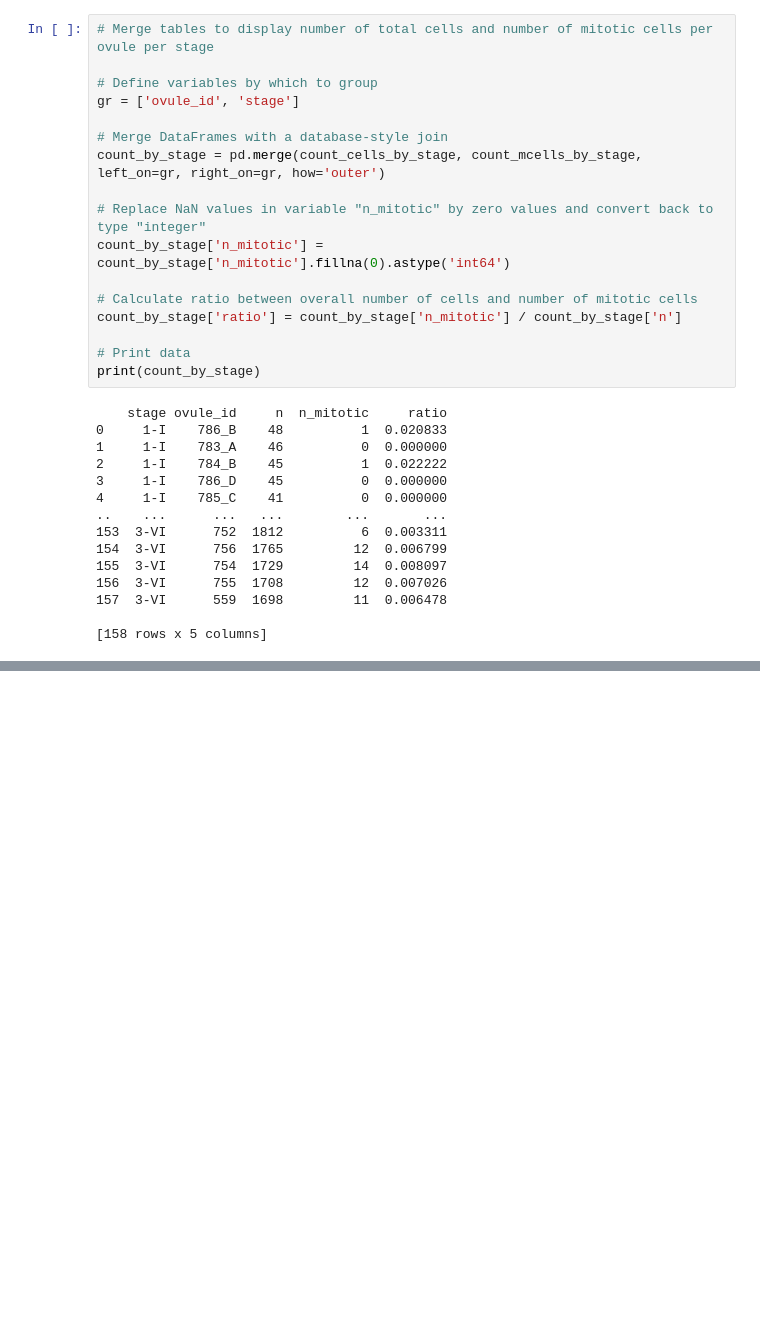
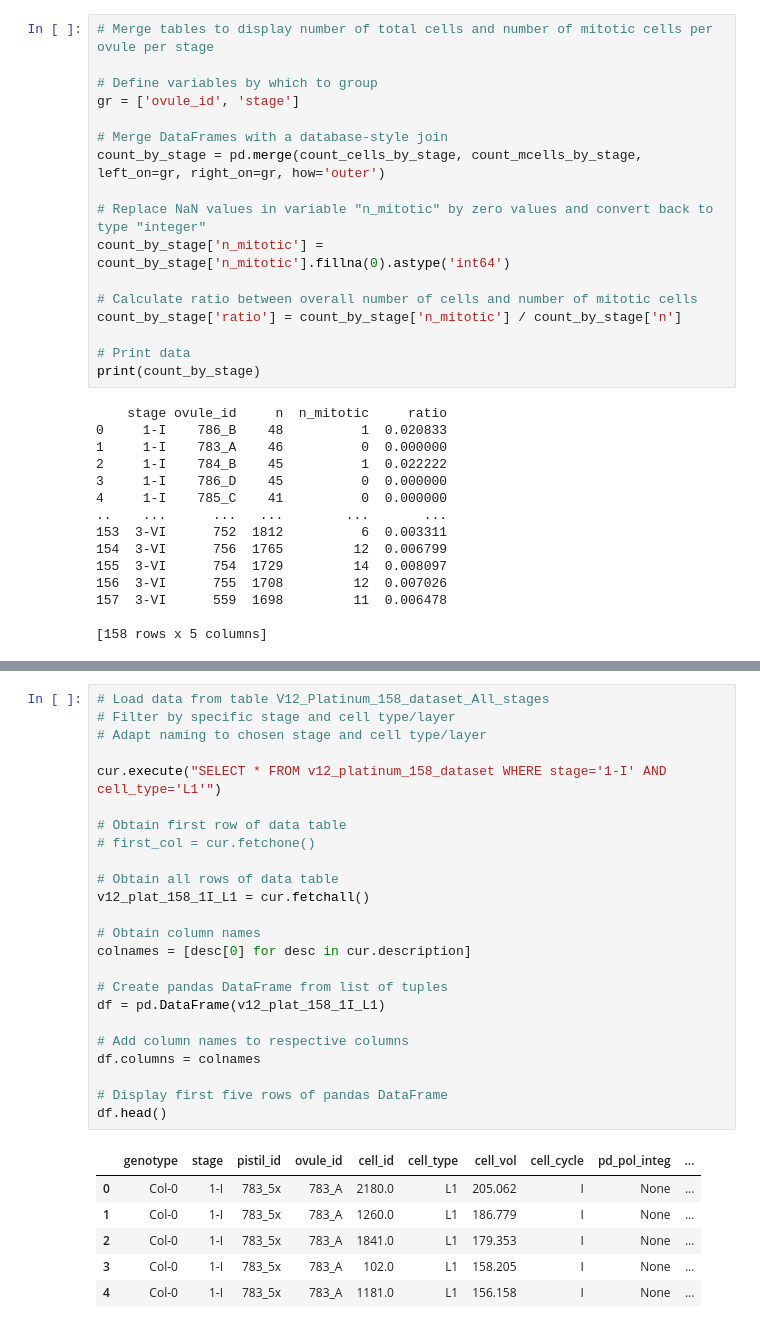
Before and after one commit to SNZLab/3D-ovule-analysis-pipeline, a Jupyter notebook: Automation_pipeline.ipynb, the cells around one changed output, grey strips where cells are left out. Drawn from its saved outputs; the diff is of its cells as text; blank space fills up the shorter version.

```diff
--- a/Automation_pipeline.ipynb
+++ b/Automation_pipeline.ipynb
@@ -271,0 +362,31 @@ print(count_by_stage)
+# %%
+# Load data from table V12_Platinum_158_dataset_All_stages
+# Filter by specific stage and cell type/layer
+# Adapt naming to chosen stage and cell type/layer
+
+cur.execute("SELECT * FROM v12_platinum_158_dataset WHERE stage='1-I' AND cell_type='L1'")
+
+# Obtain first row of data table
+# first_col = cur.fetchone()
+
+# Obtain all rows of data table
+v12_plat_158_1I_L1 = cur.fetchall()
+
+# Obtain column names
+colnames = [desc[0] for desc in cur.description]
+
+# Create pandas DataFrame from list of tuples
+df = pd.DataFrame(v12_plat_158_1I_L1)
+
+# Add column names to respective columns
+df.columns = colnames
+
+# Display first five rows of pandas DataFrame
+df.head()
+# %% [output]
+|  | genotype | stage | pistil_id | ovule_id | cell_id | cell_type | cell_vol | cell_cycle | pd_pol_integ | ... |
+| 0 | Col-0 | 1-I | 783_5x | 783_A | 2180.0 | L1 | 205.062 | I | None | ... |
+| 1 | Col-0 | 1-I | 783_5x | 783_A | 1260.0 | L1 | 186.779 | I | None | ... |
+| 2 | Col-0 | 1-I | 783_5x | 783_A | 1841.0 | L1 | 179.353 | I | None | ... |
+| 3 | Col-0 | 1-I | 783_5x | 783_A | 102.0 | L1 | 158.205 | I | None | ... |
+| 4 | Col-0 | 1-I | 783_5x | 783_A | 1181.0 | L1 | 156.158 | I | None | ... |
```
Also changed, not shown: parts of 13 cells of this notebook.
